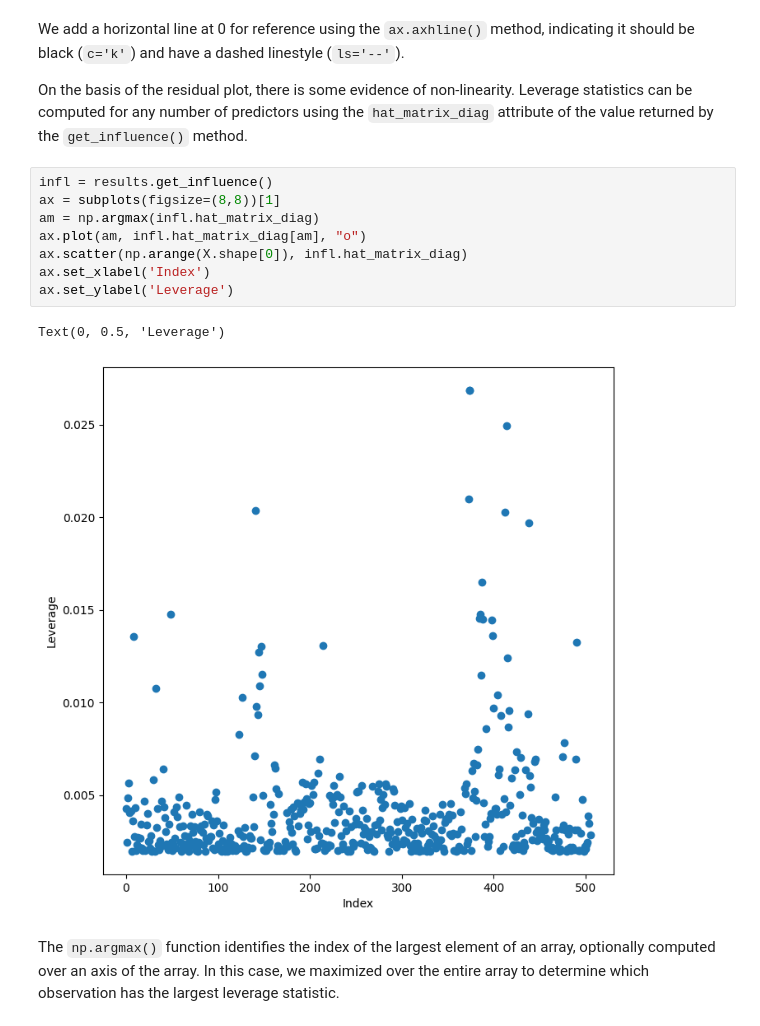
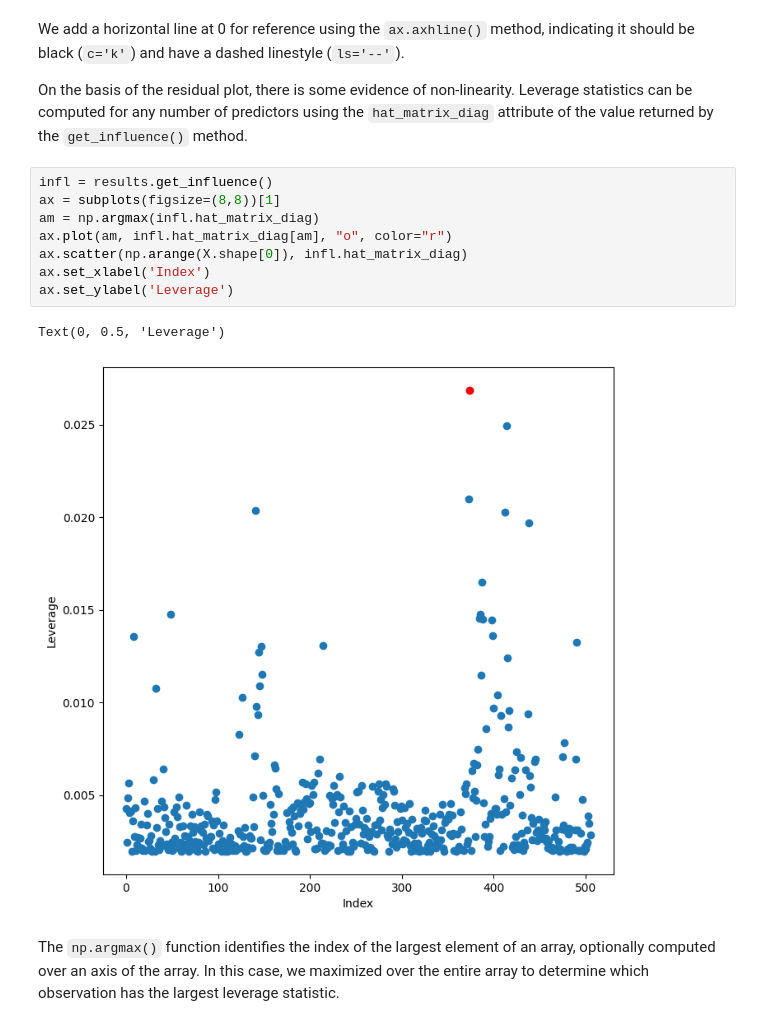
Before and after one commit to ml-pucciarelli/ISLP_labs, a Jupyter notebook: Ch03-linreg-lab.ipynb, the cells around one changed output. Drawn from its saved outputs; the diff is of its cells as text.

```diff
--- a/Ch03-linreg-lab.ipynb
+++ b/Ch03-linreg-lab.ipynb
@@ -421,14 +421,14 @@ Leverage statistics can be computed for any number of predictors using the
 # %%
 infl = results.get_influence()
 ax = subplots(figsize=(8,8))[1]
 am = np.argmax(infl.hat_matrix_diag)
-ax.plot(am, infl.hat_matrix_diag[am], "o")
+ax.plot(am, infl.hat_matrix_diag[am], "o", color="r")
 ax.scatter(np.arange(X.shape[0]), infl.hat_matrix_diag)
 ax.set_xlabel('Index')
 ax.set_ylabel('Leverage')
 # %% [output]
 Text(0, 0.5, 'Leverage')
-[figure, old version]
+[figure, new version]
 # %% [markdown]
  The `np.argmax()`  function identifies the index of the largest element of an array, optionally computed over an axis of the array.
 In this case, we maximized over the entire array
```
Also changed, not shown: parts of 4 cells of this notebook.
